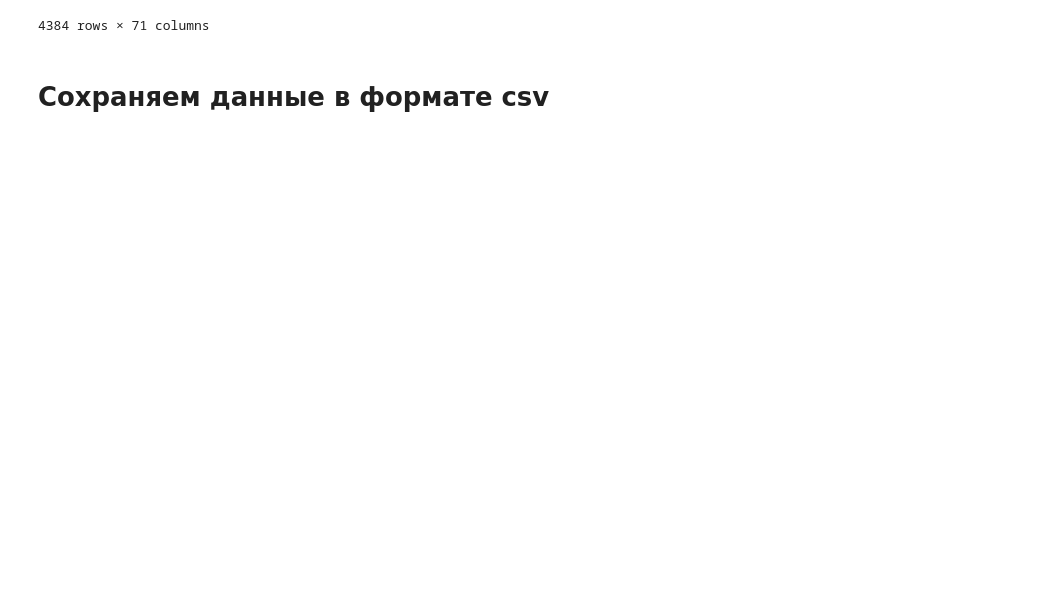
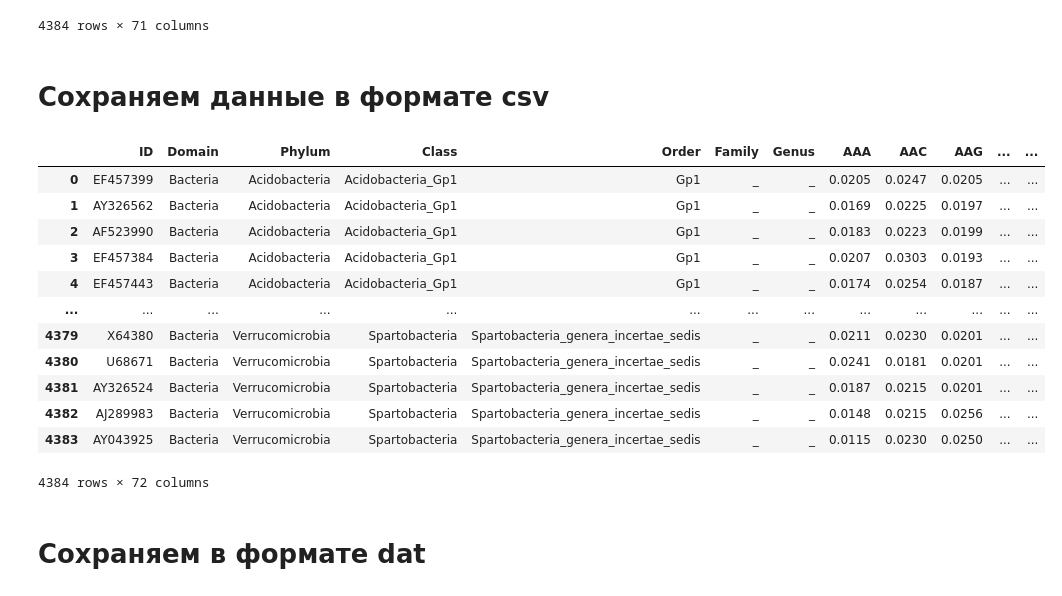
Before and after one commit to confect1on/biology_data_preprocessing, a Jupyter notebook: data_preprocessing.ipynb, the cells around one changed output. Drawn from its saved outputs; the diff is of its cells as text; code cells hidden in the pictures; blank space fills up the shorter version.

```diff
--- a/data_preprocessing.ipynb
+++ b/data_preprocessing.ipynb
@@ -199,4 +198,21 @@ stratified_sampling
 4384 rows × 71 columns
 # %% [markdown]
 # Сохраняем данные в формате csv
+# %%
+reset_sample = stratified_sampling.reset_index()
+reset_sample
+# %% [output]
+|  | ID | Domain | Phylum | Class | Order | Family | Genus | AAA | AAC | AAG | ... | ... |
+| 0 | EF457399 | Bacteria | Acidobacteria | Acidobacteria_Gp1 | Gp1 | _ | _ | 0.0205 | 0.0247 | 0.0205 | ... | ... |
+| 1 | AY326562 | Bacteria | Acidobacteria | Acidobacteria_Gp1 | Gp1 | _ | _ | 0.0169 | 0.0225 | 0.0197 | ... | ... |
+| 2 | AF523990 | Bacteria | Acidobacteria | Acidobacteria_Gp1 | Gp1 | _ | _ | 0.0183 | 0.0223 | 0.0199 | ... | ... |
+| 3 | EF457384 | Bacteria | Acidobacteria | Acidobacteria_Gp1 | Gp1 | _ | _ | 0.0207 | 0.0303 | 0.0193 | ... | ... |
+| 4 | EF457443 | Bacteria | Acidobacteria | Acidobacteria_Gp1 | Gp1 | _ | _ | 0.0174 | 0.0254 | 0.0187 | ... | ... |
+| ... | ... | ... | ... | ... | ... | ... | ... | ... | ... | ... | ... | ... |
+| 4379 | X64380 | Bacteria | Verrucomicrobia | Spartobacteria | Spartobacteria_genera_incertae_sedis | _ | _ | 0.0211 | 0.0230 | 0.0201 | ... | ... |
+| 4380 | U68671 | Bacteria | Verrucomicrobia | Spartobacteria | Spartobacteria_genera_incertae_sedis | _ | _ | 0.0241 | 0.0181 | 0.0201 | ... | ... |
+| 4381 | AY326524 | Bacteria | Verrucomicrobia | Spartobacteria | Spartobacteria_genera_incertae_sedis | _ | _ | 0.0187 | 0.0215 | 0.0201 | ... | ... |
+| 4382 | AJ289983 | Bacteria | Verrucomicrobia | Spartobacteria | Spartobacteria_genera_incertae_sedis | _ | _ | 0.0148 | 0.0215 | 0.0256 | ... | ... |
+| 4383 | AY043925 | Bacteria | Verrucomicrobia | Spartobacteria | Spartobacteria_genera_incertae_sedis | _ | _ | 0.0115 | 0.0230 | 0.0250 | ... | ... |
+4384 rows × 72 columns
 # %%
@@ -204,3 +220,5 @@ stratified_sampling.to_csv('sampling_data.csv',
                            sep=';',
                            encoding='utf-8',
                            index=False)
+# %% [markdown]
+# Сохраняем в формате dat
```
Also changed, not shown: parts of 5 cells of this notebook.
